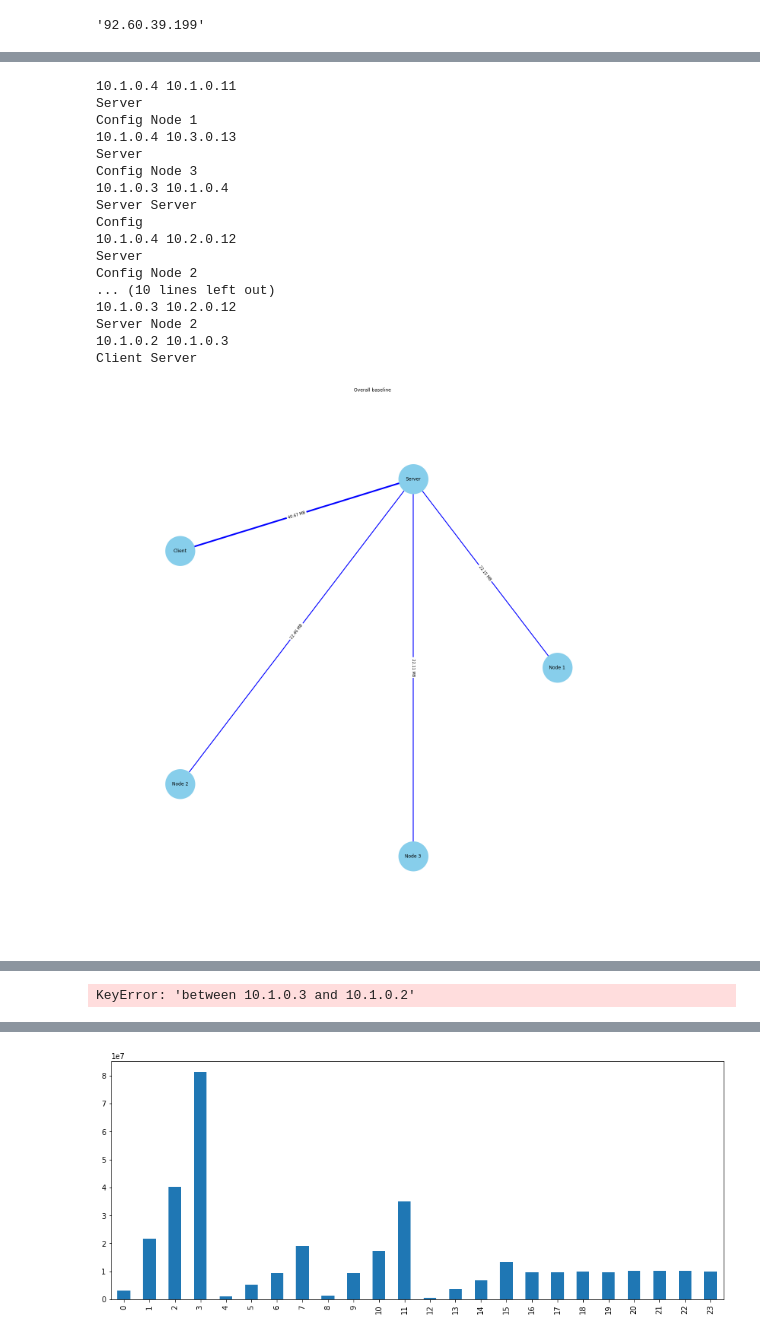
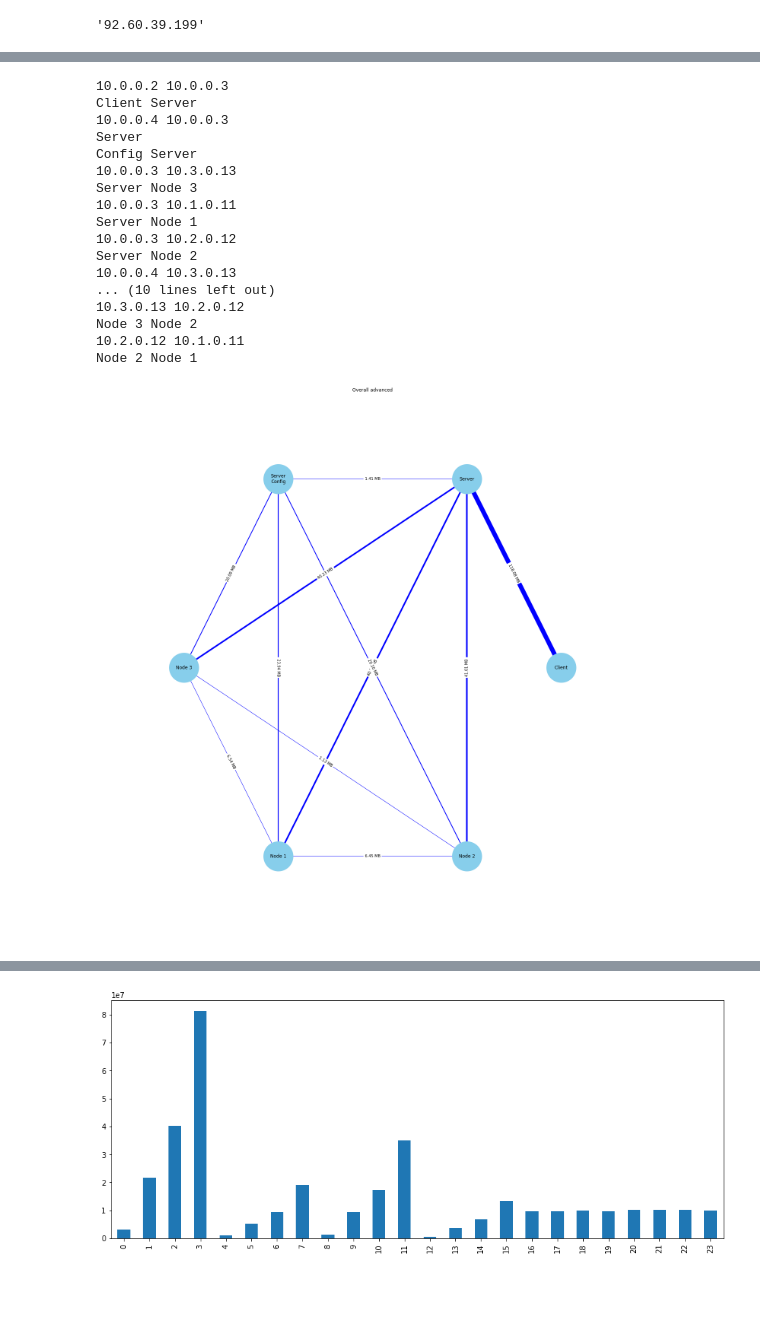
Before and after one commit to dos-group/syncmesh, a Jupyter notebook: evaluation/03_Pcap.ipynb, the cells around one changed output, grey strips where cells are left out. Saved outputs shown, nothing was run; the diff lists cells and outputs as text; code cells hidden in the pictures; blank space fills up the shorter version.

```diff
--- a/evaluation/03_Pcap.ipynb
+++ b/evaluation/03_Pcap.ipynb
@@ -30,0 +23,15 @@ dataset_sources = {
+# %%
+# Datasets
+dataset_sources = {
+    'advanced': 'data/data-advanced-mongo-with-latency-3/20210922-17-experiment-advanced-mongo-with-latency-3',
+    'baseline': 'data/data-baseline-with-latency-3/20210922-17-experiment-baseline-with-latency-3',
+    'syncmesh': 'data/data-syncmesh-with-latency-3/20210922-17-experiment-syncmesh-with-latency-3'
+}
+print(ci)
+ci = "true"
+if ci == "true":
+    dataset_sources = {}
+    print("Running CI Data detection")
+    for folder in os.listdir("data"):
+        if folder.startswith("data"):
+            dataset_sources[folder[5:folder.find("with")-1]] = "data/" + folder + "/" + os.listdir("data/" + folder)[0]
@@ -73,6 +83,7 @@ def loadDataSet(folder):
             currentdf.set_index('frame.time_epoch', inplace=True)
 
             currentdf.dropna(inplace=True,subset=['ip.src', 'ip.dst'])
+            # currentdf.to_csv(filename + ".csv")
 
             if (df_base is None):
                 df_base = currentdf
@@ -84,12 +95,15 @@ def loadDataSet(folder):
 
     seperatordf = filterDataForSeperator(df_base)
     timings = seperatordf.index.values
+    # df_base.sort_index().to_csv("test.csv")
+    # print(df_base)
     df_base = filterDataForLocalTraffic(df_base)
-    return (df_base, timings)
+    return (df_base.sort_index(), timings)
 
 datasets = {}
 for source in dataset_sources:
     datasets[source] = loadDataSet(dataset_sources[source])
 
+# test = loadDataSet("data/data-syncmesh-with-latency-3/20210922-17-experiment-syncmesh-with-latency-3")
 datasets["advanced"][1]
 # %% [output]
@@ -115,5 +127,6 @@ array(['2021-09-19T13:09:02.887562000', '2021-09-19T13:12:18.471713000',
 # %%
-df = datasets["advanced"][0]
-df[(df['ip.src']=='10.1.0.11') & (df['ip.dst']=='10.2.0.12')]
+df = datasets["syncmesh"][0]
+# df[(df['ip.src']=='10.1.0.11') & (df['ip.dst']=='10.2.0.12')]
 # df[(df['ip.src']=='10.1.0.11')]
+df
 # %% [output]
@@ -229,12 +208,12 @@ aggregate30 : 0
 # %%
 def get_node_name(ip):
-    if(ip == "10.1.0.2"):
+    if(ip == "10.0.0.2"):
         return "Client"
-    elif(ip == "10.1.0.3"):
+    elif(ip == "10.0.0.3"):
         return "Server"
-    elif(ip == "10.1.0.4"):
+    elif(ip == "10.0.0.4"):
         return "Server\nConfig"
-    elif(ip == "10.1.0.255"):
+    elif(ip == "10.0.0.255"):
         return "ORCHESTRATOR"
     elif(ip.startswith("10.")):
         return "Node " + ip.split(".")[1]
@@ -249,46 +228,46 @@ for index, subset_key in enumerate(node_datasets):
 
             if subset_key == "advanced":
                 # print(node_dataset_key)
                 print(subset["ip.src"].iloc[0], subset["ip.dst"].iloc[0])
                 print(get_node_name(subset["ip.src"].iloc[0]), get_node_name(subset["ip.dst"].iloc[0]))
             G.add_edge(get_node_name(subset["ip.src"].iloc[0]), get_node_name(subset["ip.dst"].iloc[0]), color='b', weight=np.clip(subset["ip.len"].sum()/10000000, 1, 1000), label=to_human_readable(subset["ip.len"].sum()))
 
     pos = nx.circular_layout(G)
 
     size =20
     plt.figure(index+1,figsize=(size,size))
     edges = G.edges()
     colors = [G[u][v]['color'] for u,v in edges]
     weights = [G[u][v]['weight'] for u,v in edges]
     edgelabels = dict([((u, v), G[u][v]['label']) for u,v in edges])
     nx.draw(G, pos, edge_color=colors, width=weights, with_labels = True, node_size=1500, node_color="skyblue", node_shape="o", alpha=1, linewidths=40)
     nx.draw_networkx_edge_labels(G, pos, edge_labels=edgelabels)
 
     plt.axis('off')
     axis = plt.gca()
     axis.set_title("Overall " + subset_key)
     axis.set_xlim([1.2*x for x in axis.get_xlim()])
     axis.set_ylim([1.2*y for y in axis.get_ylim()])
     plt.savefig("out/network_"+subset_key+".png")
 
 
 plt.show()
 # %% [output]
-10.1.0.4 10.1.0.11
+10.0.0.2 10.0.0.3
+Client Server
+10.0.0.4 10.0.0.3
 Server
-Config Node 1
-10.1.0.4 10.3.0.13
-Server
-Config Node 3
-10.1.0.3 10.1.0.4
-Server Server
-Config
-10.1.0.4 10.2.0.12
-Server
-Config Node 2
+Config Server
+10.0.0.3 10.3.0.13
+Server Node 3
+10.0.0.3 10.1.0.11
+Server Node 1
+10.0.0.3 10.2.0.12
+Server Node 2
+10.0.0.4 10.3.0.13
 ... (10 lines left out)
-10.1.0.3 10.2.0.12
-Server Node 2
-10.1.0.2 10.1.0.3
-Client Server
+10.3.0.13 10.2.0.12
+Node 3 Node 2
+10.2.0.12 10.1.0.11
+Node 2 Node 1
-[figure, old version]
+[figure, new version]
@@ -297,8 +276,6 @@ Client Server
 # %%
-node_experiment_datasets["syncmesh"]["aggregate30"]['between 10.2.0.12 and 10.1.0.11'].to_csv("test.csv")
-node_experiment_datasets["baseline"]["aggregate30"]['between 10.1.0.3 and 10.1.0.2'].to_csv("test2.csv")
+# node_experiment_datasets["syncmesh"]["aggregate30"]['between 10.2.0.12 and 10.1.0.11'].to_csv("test.csv")
+# node_experiment_datasets["baseline"]["aggregate30"]['between 10.1.0.3 and 10.1.0.2'].to_csv("test2.csv")
-# %% [output]
-KeyError: 'between 10.1.0.3 and 10.1.0.2'
 # %%
 for index, subset_key in enumerate(node_experiment_datasets):
     # print(subset_key)
```
Also changed, not shown: parts of 12 cells of this notebook.
